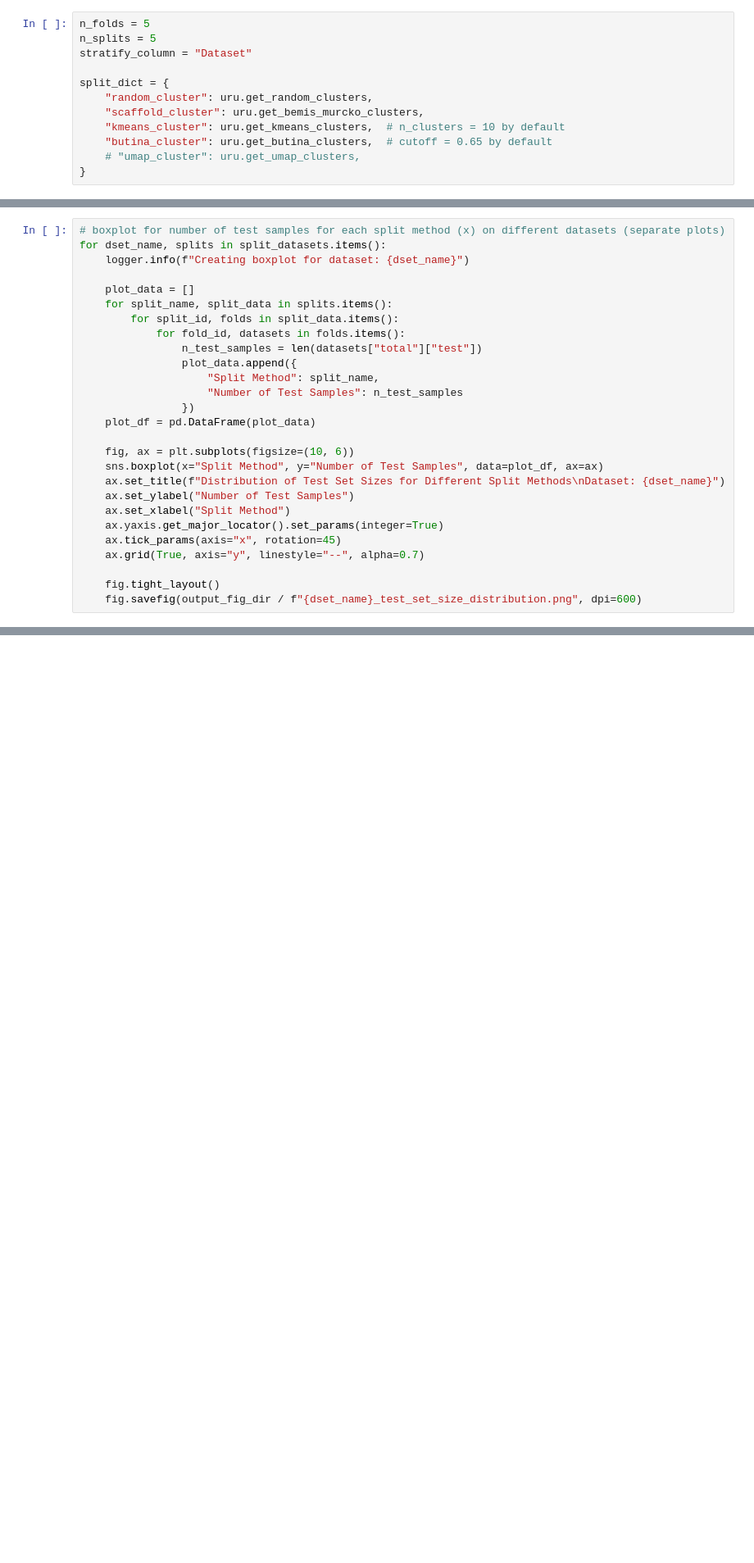
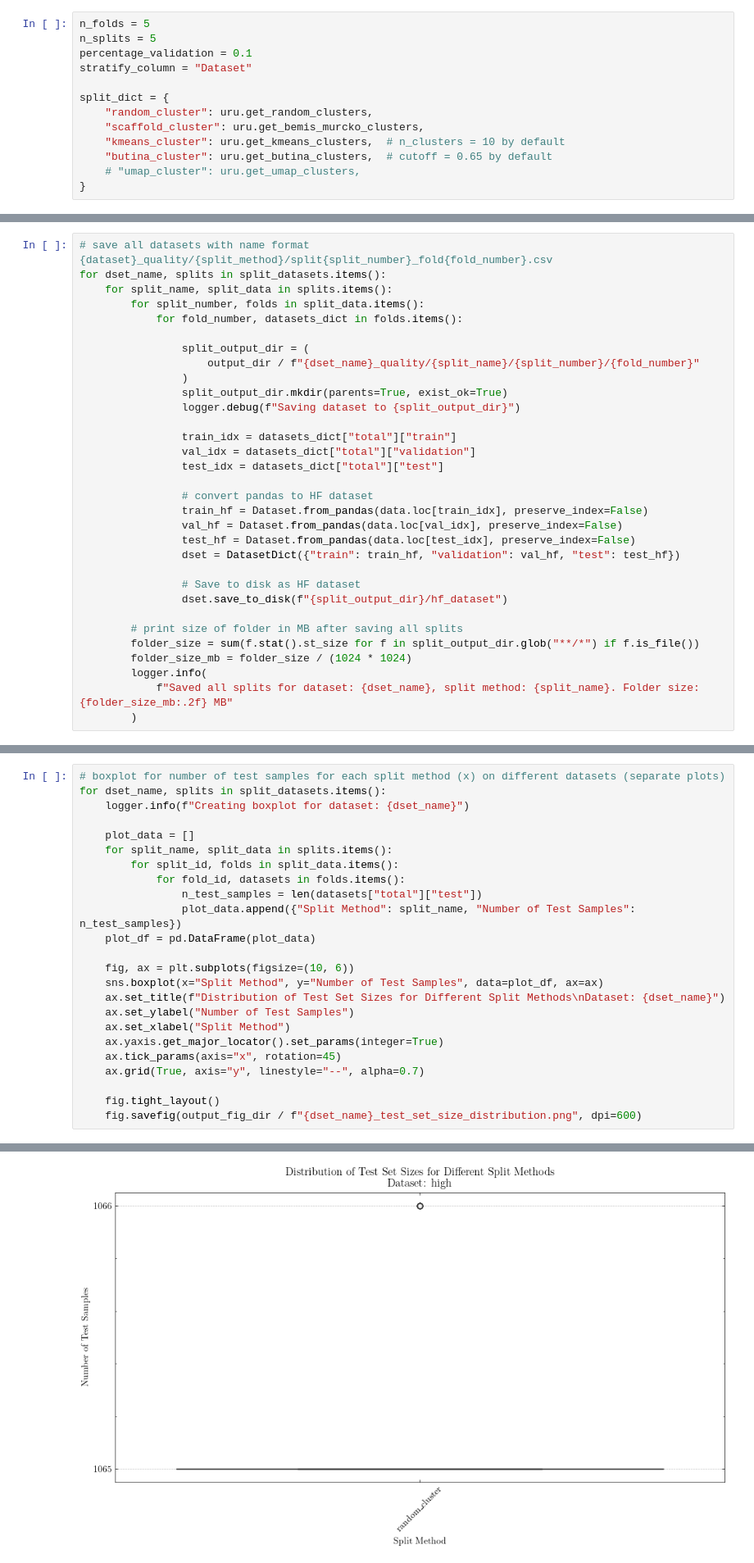
Before and after one commit to alec-glisman/OpenADMET-ExpansionRx-Blind-Challenge, a Jupyter notebook: notebooks/1_datset_splits.ipynb, the cells around one changed output, grey strips where cells are left out. Shown: that part at 82% size. Cells and saved outputs as stored; diff of their text form; blank space fills up the shorter version.

Commit message:
[feature] Moved datasets to Hugging Face format and drafted training plan

```diff
--- a/notebooks/1_datset_splits.ipynb
+++ b/notebooks/1_datset_splits.ipynb
@@ -165,6 +190,7 @@ logger.info(f"Temporal split datasets saved to {temporal_dir}")
 # %%
 n_folds = 5
 n_splits = 5
+percentage_validation = 0.1
 stratify_column = "Dataset"
 
 split_dict = {
@@ -274,0 +295,32 @@ for dset_name, splits in split_datasets.items():
+# %%
+# save all datasets with name format {dataset}_quality/{split_method}/split{split_number}_fold{fold_number}.csv
+for dset_name, splits in split_datasets.items():
+    for split_name, split_data in splits.items():
+        for split_number, folds in split_data.items():
+            for fold_number, datasets_dict in folds.items():
+
+                split_output_dir = (
+                    output_dir / f"{dset_name}_quality/{split_name}/{split_number}/{fold_number}"
+                )
+                split_output_dir.mkdir(parents=True, exist_ok=True)
+                logger.debug(f"Saving dataset to {split_output_dir}")
+
+                train_idx = datasets_dict["total"]["train"]
+                val_idx = datasets_dict["total"]["validation"]
+                test_idx = datasets_dict["total"]["test"]
+
+                # convert pandas to HF dataset
+                train_hf = Dataset.from_pandas(data.loc[train_idx], preserve_index=False)
+                val_hf = Dataset.from_pandas(data.loc[val_idx], preserve_index=False)
+                test_hf = Dataset.from_pandas(data.loc[test_idx], preserve_index=False)
+                dset = DatasetDict({"train": train_hf, "validation": val_hf, "test": test_hf})
+
+                # Save to disk as HF dataset
+                dset.save_to_disk(f"{split_output_dir}/hf_dataset")
+
+        # print size of folder in MB after saving all splits
+        folder_size = sum(f.stat().st_size for f in split_output_dir.glob("**/*") if f.is_file())
+        folder_size_mb = folder_size / (1024 * 1024)
+        logger.info(
+            f"Saved all splits for dataset: {dset_name}, split method: {split_name}. Folder size: {folder_size_mb:.2f} MB"
+        )
@@ -282,10 +348,7 @@ for dset_name, splits in split_datasets.items():
         for split_id, folds in split_data.items():
             for fold_id, datasets in folds.items():
                 n_test_samples = len(datasets["total"]["test"])
-                plot_data.append({
-                    "Split Method": split_name,
-                    "Number of Test Samples": n_test_samples
-                })
+                plot_data.append({"Split Method": split_name, "Number of Test Samples": n_test_samples})
     plot_df = pd.DataFrame(plot_data)
 
     fig, ax = plt.subplots(figsize=(10, 6))
@@ -299,3 +362,4 @@ for dset_name, splits in split_datasets.items():
 
     fig.tight_layout()
     fig.savefig(output_fig_dir / f"{dset_name}_test_set_size_distribution.png", dpi=600)
+# %% [output]
@@ -301,0 +369 @@ for dset_name, splits in split_datasets.items():
+[figure, added]
```
Also changed, not shown: parts of 12 cells of this notebook, 1 other file.
